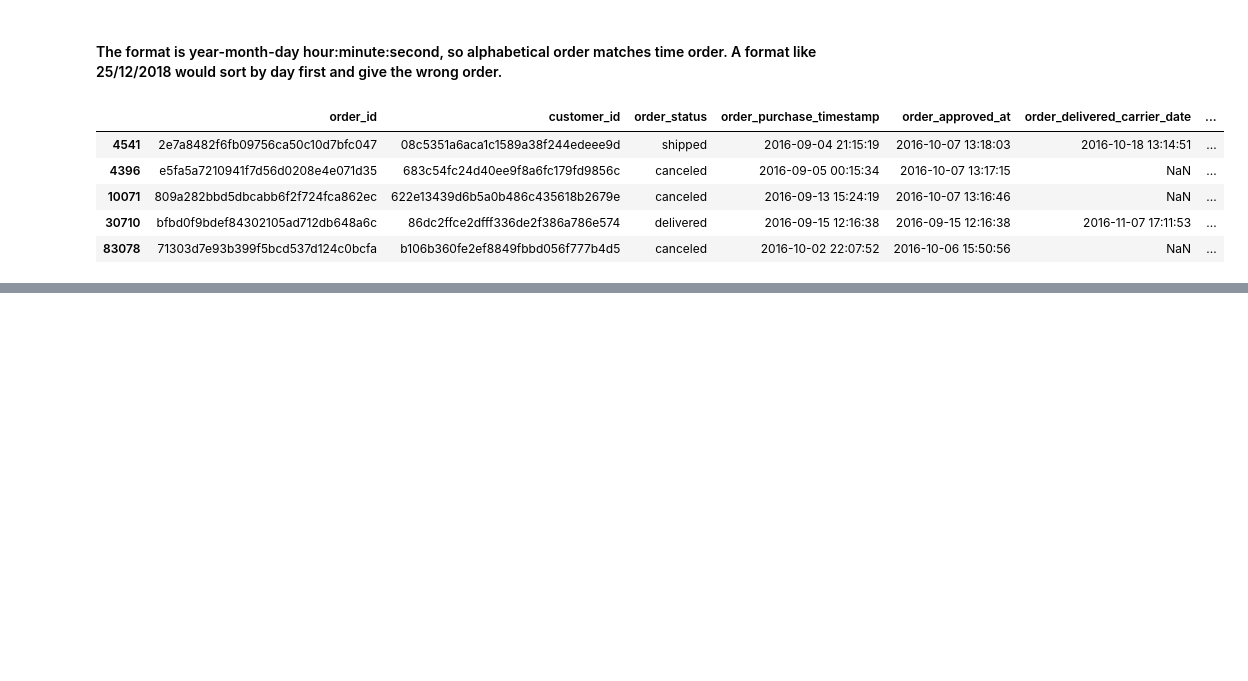
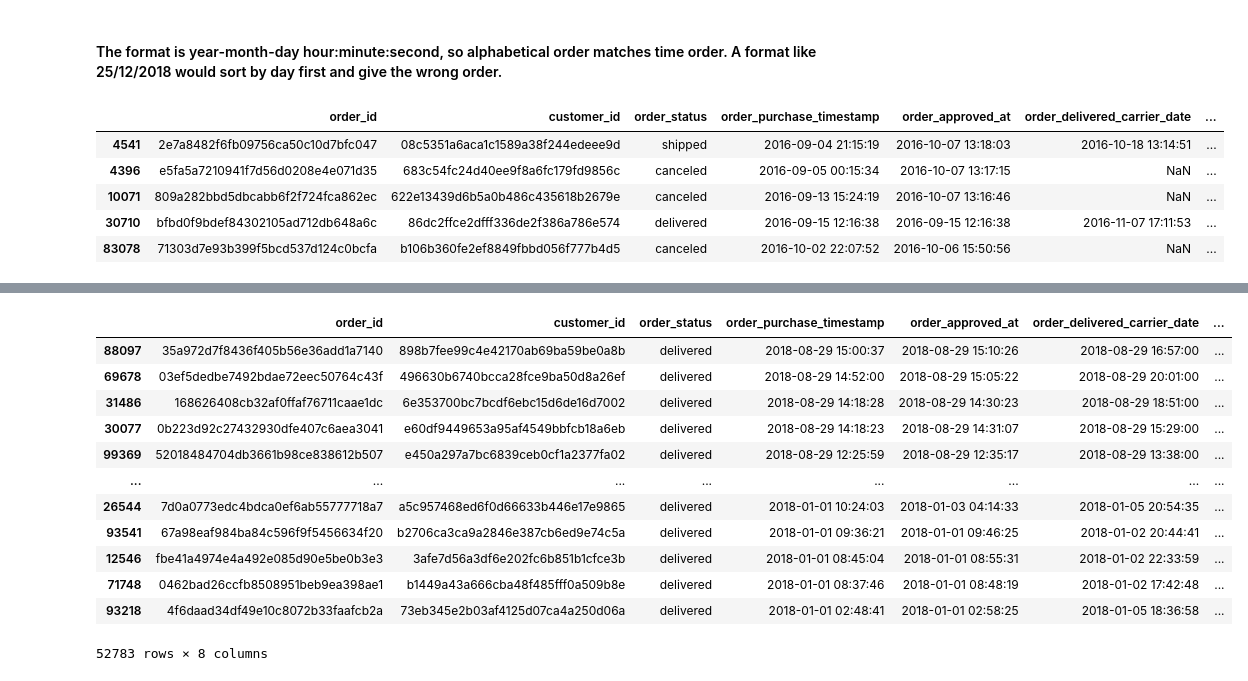
Before and after one commit to Lavishajagwani/Pandas_14_days, a Jupyter notebook: Notebooks/Day02.ipynb, the cells around one changed output, grey strips where cells are left out. Cells and saved outputs as stored; diff of their text form; code cells hidden in the pictures; blank space fills up the shorter version.

```diff
--- a/Notebooks/Day02.ipynb
+++ b/Notebooks/Day02.ipynb
@@ -401,0 +508,19 @@ orders.sort_values(by='order_purchase_timestamp').head()
+# %%
+## Delivered orders from 2018, newest first
+
+orders[(orders.order_status == 'delivered')
+        & (orders.order_purchase_timestamp.str.startswith('2018'))].sort_values(by='order_purchase_timestamp', ascending=False)
+# %% [output]
+|  | order_id | customer_id | order_status | order_purchase_timestamp | order_approved_at | order_delivered_carrier_date | ... |
+| 88097 | 35a972d7f8436f405b56e36add1a7140 | 898b7fee99c4e42170ab69ba59be0a8b | delivered | 2018-08-29 15:00:37 | 2018-08-29 15:10:26 | 2018-08-29 16:57:00 | ... |
+| 69678 | 03ef5dedbe7492bdae72eec50764c43f | 496630b6740bcca28fce9ba50d8a26ef | delivered | 2018-08-29 14:52:00 | 2018-08-29 15:05:22 | 2018-08-29 20:01:00 | ... |
+| 31486 | 168626408cb32af0ffaf76711caae1dc | 6e353700bc7bcdf6ebc15d6de16d7002 | delivered | 2018-08-29 14:18:28 | 2018-08-29 14:30:23 | 2018-08-29 18:51:00 | ... |
+| 30077 | 0b223d92c27432930dfe407c6aea3041 | e60df9449653a95af4549bbfcb18a6eb | delivered | 2018-08-29 14:18:23 | 2018-08-29 14:31:07 | 2018-08-29 15:29:00 | ... |
+| 99369 | 52018484704db3661b98ce838612b507 | e450a297a7bc6839ceb0cf1a2377fa02 | delivered | 2018-08-29 12:25:59 | 2018-08-29 12:35:17 | 2018-08-29 13:38:00 | ... |
+| ... | ... | ... | ... | ... | ... | ... | ... |
+| 26544 | 7d0a0773edc4bdca0ef6ab55777718a7 | a5c957468ed6f0d66633b446e17e9865 | delivered | 2018-01-01 10:24:03 | 2018-01-03 04:14:33 | 2018-01-05 20:54:35 | ... |
+| 93541 | 67a98eaf984ba84c596f9f5456634f20 | b2706ca3ca9a2846e387cb6ed9e74c5a | delivered | 2018-01-01 09:36:21 | 2018-01-01 09:46:25 | 2018-01-02 20:44:41 | ... |
+| 12546 | fbe41a4974e4a492e085d90e5be0b3e3 | 3afe7d56a3df6e202fc6b851b1cfce3b | delivered | 2018-01-01 08:45:04 | 2018-01-01 08:55:31 | 2018-01-02 22:33:59 | ... |
+| 71748 | 0462bad26ccfb8508951beb9ea398ae1 | b1449a43a666cba48f485fff0a509b8e | delivered | 2018-01-01 08:37:46 | 2018-01-01 08:48:19 | 2018-01-02 17:42:48 | ... |
+| 93218 | 4f6daad34df49e10c8072b33faafcb2a | 73eb345e2b03af4125d07ca4a250d06a | delivered | 2018-01-01 02:48:41 | 2018-01-01 02:58:25 | 2018-01-05 18:36:58 | ... |
+52783 rows × 8 columns
```
Also changed, not shown: parts of 18 cells of this notebook.
